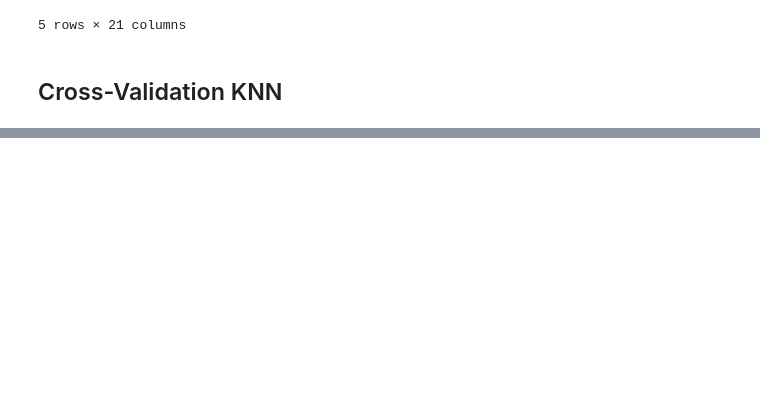
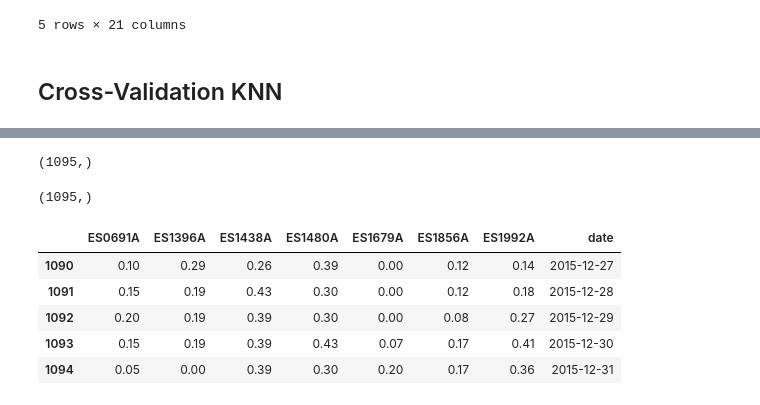
Before and after one commit to javiermas/BCNAirQualityDatathon, a Jupyter notebook: notebooks/Jonas_7.ipynb, the cells around one changed output, grey strips where cells are left out. Drawn from its saved outputs; the diff is of its cells as text; code cells hidden in the pictures; blank space fills up the shorter version.

Commit message:
Make KNN predictions

```diff
--- a/notebooks/Jonas_7.ipynb
+++ b/notebooks/Jonas_7.ipynb
@@ -27,7 +20,7 @@ pd.options.display.float_format = '{:,.2f}'.format
 # %%
 test = pd.read_csv('../data/targets.csv')
 stations = pd.read_csv('../data/stations.csv')
-extra_features = pd.read_csv('/Users/jonaspaulwestermann/Downloads/dataset_v1.csv', index_col=0).drop([
+extra_features = pd.read_csv('../data/dataset_v1.csv', index_col=0).drop([
     'holiday', 'target',
 ], axis=1)
 rolling_mean_features = pd.read_csv('../data/data_roll_day_conc_obs.csv')
@@ -132,0 +213,55 @@ Name: 23, dtype: float64
+# %%
+y.shape
+# %% [output]
+(1095,)
+# %%
+y_pred_all.shape
+# %% [output]
+(1095,)
+# %%
+# from sklearn.neighbors import KNeighborsClassifier
+# from sklearn.model_selection import RandomizedSearchCV, KFold
+# from sklearn.metrics import log_loss, make_scorer
+
+# lags = 100
+# preds_by_station = []
+# for s, p in zip(test.station.unique(), test_params):
+#     data = pd.concat([
+#         wide_series[list(wide_series.reset_index().day < '2015-01-01')],
+#         wide_series_imputed[list(wide_series_imputed.reset_index().day >= '2015-01-01')]
+#     ])
+#     to_lag = data[[c for c in data.columns if not c in ['{}_{}'.format(s, agg) for agg in agg_types]]]
+#     features = create_lagged_features(to_lag, lags)\
+#         .join(extra_features[extra_features.station == s].set_index('date'))\
+#         .join(rolling_mean_features[rolling_mean_features.station == s]
+#               .set_index('date').drop(['station', 'max_conc_obs'], axis=1))\
+#         .join(obs_and_mods[obs_and_mods.station == s][['Concentration', 'day']].groupby('day').max())\
+#         .fillna(method='bfill').fillna(method='ffill')
+#     X = features[[c for c in features.columns if not c in [
+#         'time', 'datetime', 'Concentration', 'target', 'station'
+#     ]]].values
+#     y = (features['Concentration'].values > 100).astype(int)
+#     y_pred_all = copy.deepcopy(y).astype(float)
+
+#     kf = KFold(n_splits=3)
+#     for train_index, test_index in kf.split(X):
+#         X_train, X_test = X[train_index], X[test_index]
+#         y_train, y_test = y[train_index], y[test_index]
+#         model = KNeighborsClassifier(**p)
+#         model.fit(X_train, y_train)
+#         y_pred = model.predict_proba(X_test)[:, 1]
+#         y_pred_all[test_index] = y_pred
+
+#     preds_by_station.append((s, y_pred_all))
+
+predictions = pd.DataFrame(np.column_stack([e[1] for e in preds_by_station]), columns=test.station.unique())
+predictions['date'] = features.reset_index()['day']
+predictions.to_csv('../reports/pred_knn_Jonas_7_{}'.format(len(glob.glob('../reports/pred_knn_Jonas_7_*'))))
+predictions.tail()
+# %% [output]
+|  | ES0691A | ES1396A | ES1438A | ES1480A | ES1679A | ES1856A | ES1992A | date |
+| 1090 | 0.10 | 0.29 | 0.26 | 0.39 | 0.00 | 0.12 | 0.14 | 2015-12-27 |
+| 1091 | 0.15 | 0.19 | 0.43 | 0.30 | 0.00 | 0.12 | 0.18 | 2015-12-28 |
+| 1092 | 0.20 | 0.19 | 0.39 | 0.30 | 0.00 | 0.08 | 0.27 | 2015-12-29 |
+| 1093 | 0.15 | 0.19 | 0.39 | 0.43 | 0.07 | 0.17 | 0.41 | 2015-12-30 |
+| 1094 | 0.05 | 0.00 | 0.39 | 0.30 | 0.20 | 0.17 | 0.36 | 2015-12-31 |
```
Also changed, not shown: parts of 8 cells of this notebook.
